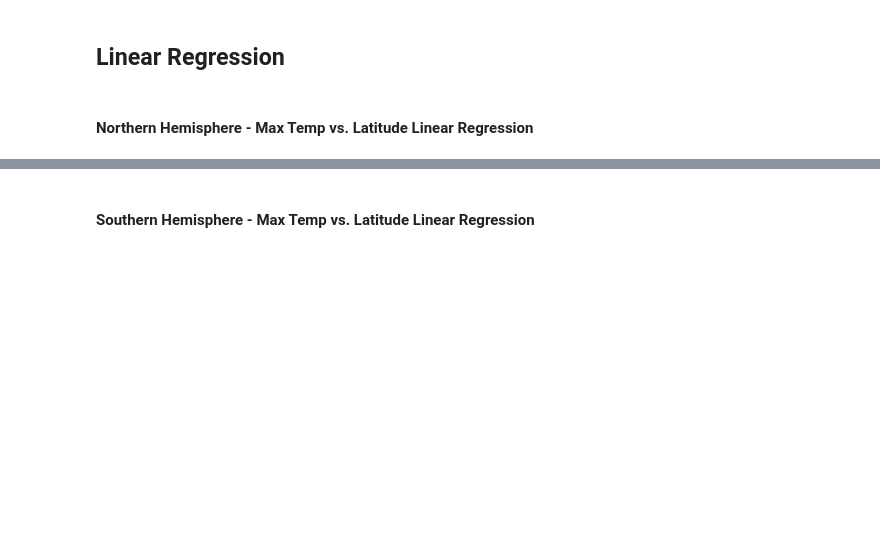
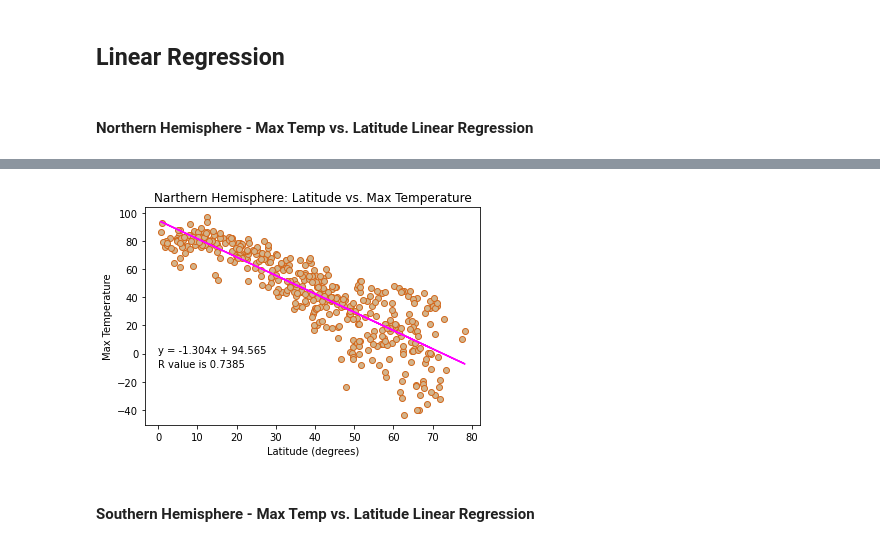
Before and after one commit to ptsaitta/python-api-challenge, a Jupyter notebook: WeatherPy.ipynb, the cells around one changed output, grey strips where cells are left out. Saved outputs shown, nothing was run; the diff lists cells and outputs as text; code cells hidden in the pictures; blank space fills up the shorter version.

Commit message:
finished first regression plot

```diff
--- a/WeatherPy.ipynb
+++ b/WeatherPy.ipynb
@@ -331,5 +332,32 @@ plt.show()
 [figure]
 # %% [markdown]
 ## Linear Regression
+# %%
+#Need to build a linear regression model
+#function will have 5 inputs - x values, y values, y axis label (since it changes), title, and specifying where to put the annotations
+#anchor is for line text, anchor_2 is for R value text
+
+def linear_regression_model(x, y, y_axis_label, title, anchor, anchor_2):
+
+    #run regression and then plot
+    #scipy.stats.linregress returns slope, intercept, rvalue, pvalue, and stderr
+
+    (slope, intercept, rvalue, pvalue, stderr) = linregress(x,y)
+    regression_data = x*slope + intercept
+    rounded_slope = round(slope, 3)
+    rounded_intercept = round(intercept, 3)
+    rounded_rvalue_squared = round((rvalue**2), 4)
+    line = f"y = {rounded_slope}x + {rounded_intercept}"  #Rounded values so it would fit on plot..
+
+    #plot data
+
+    plt.scatter(x, y, color="tan", edgecolor="chocolate", linewidths=1)
+    plt.plot(x, regression_data, color="fuchsia")
+    plt.annotate(line,anchor)
+    plt.annotate(f"R value is {rounded_rvalue_squared}", anchor_2)
+    plt.xlabel("Latitude (degrees)")
+    plt.ylabel(y_axis_label)
+    plt.title(title)
+    plt.show()
 # %% [markdown]
 ####  Northern Hemisphere - Max Temp vs. Latitude Linear Regression
@@ -340,3 +364,18 @@ The r-value is: 0.46937863826630627
+# %%
+#use function above to generate plot, making sure the 5 variables are put in correctly
+#first plit data into north and south hemisphere data (give north lat = 0)
+
+north_df = city_data_df.loc[(city_data_df["Latitude"] >= 0)]
+south_df = city_data_df.loc[(city_data_df["Latitude"] < 0)]
+
+#construct North Lat vs Max Temp plot
+
+x = north_df["Latitude"]
+y = north_df["Max Temperature"]
+
+linear_regression_model(x, y, "Max Temperature", "Narthern Hemisphere: Latitude vs. Max Temperature", (0, 0), (0, -10))
+# %% [output]
+[figure, added]
 # %% [markdown]
 ####  Southern Hemisphere - Max Temp vs. Latitude Linear Regression
 # %%
```
Also changed, not shown: parts of 2 cells of this notebook.
